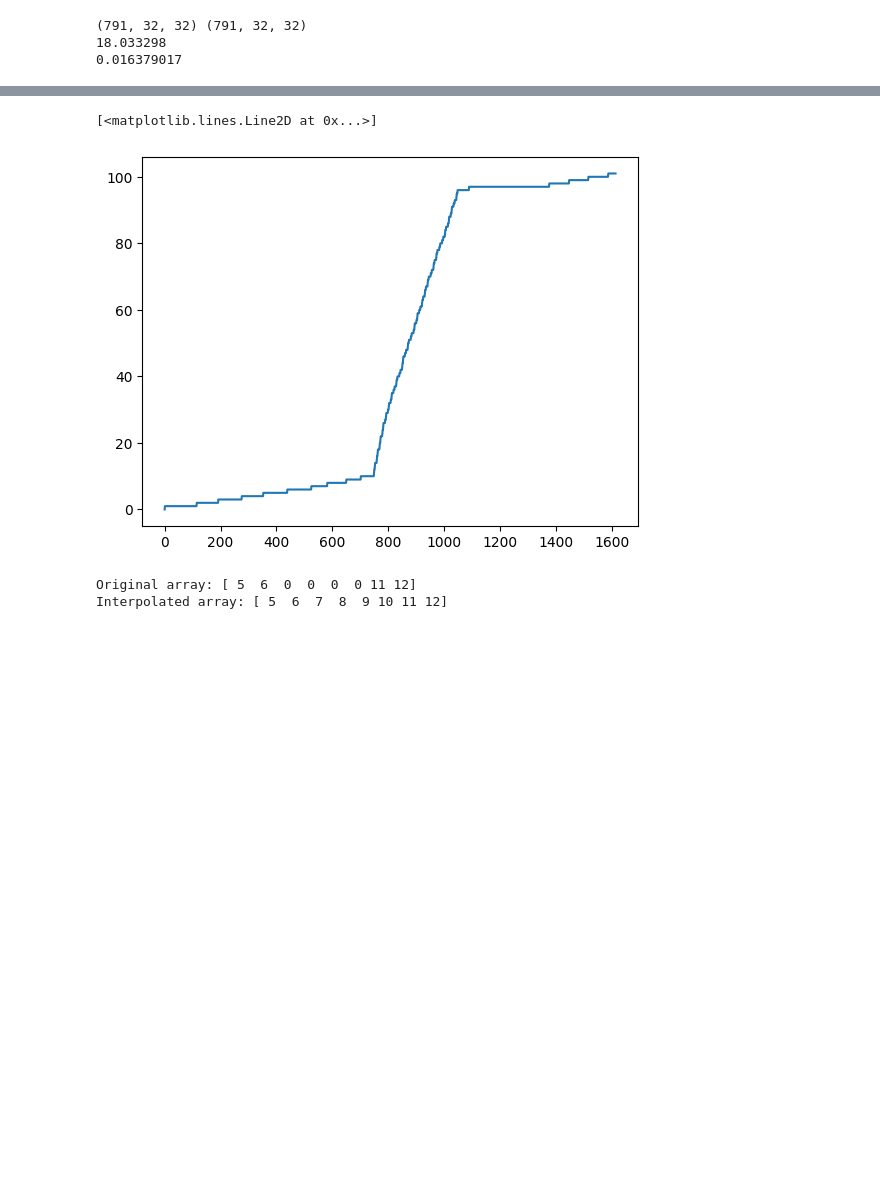
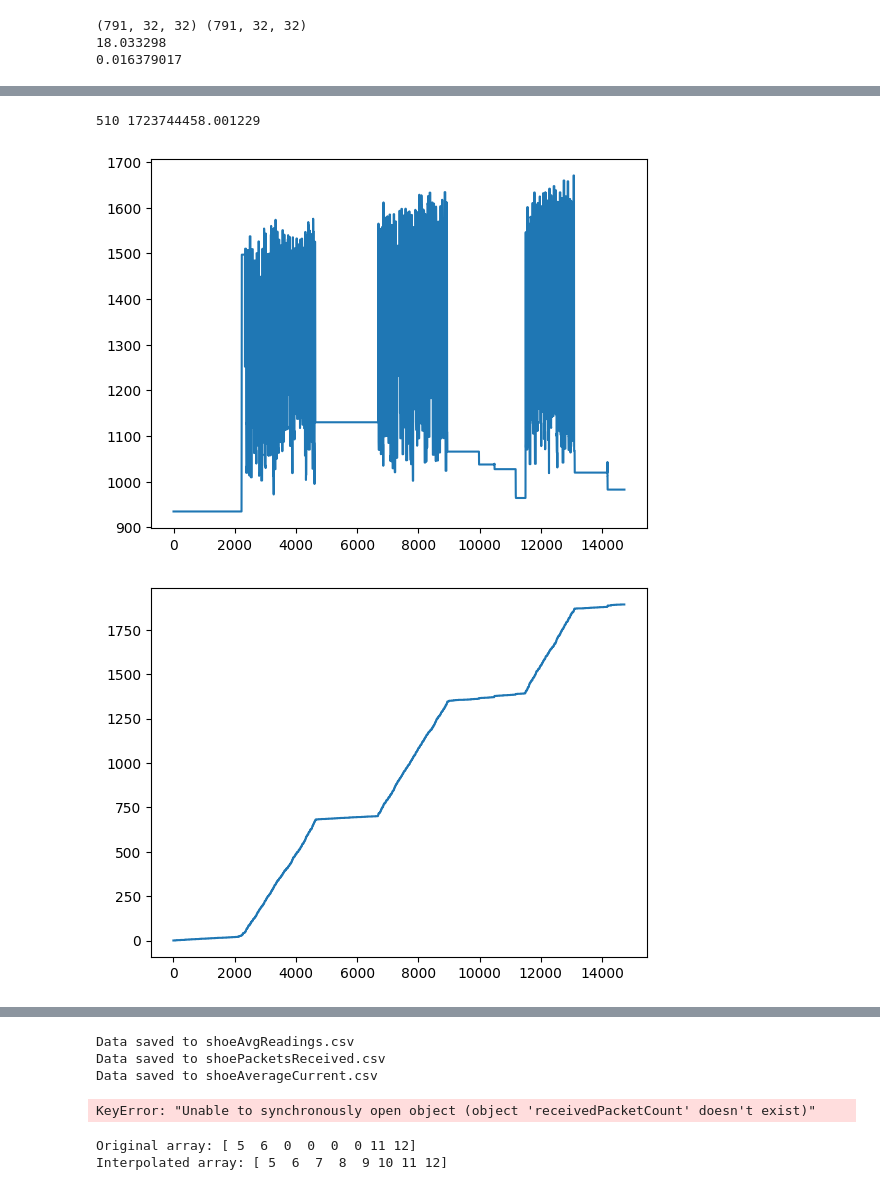
Before and after one commit to WiReSens-Toolkit/WiReSensPy, a Jupyter notebook: analyzeIntermittent.ipynb, the cells around one changed output, grey strips where cells are left out. Saved outputs shown, nothing was run; the diff lists cells and outputs as text; code cells hidden in the pictures; blank space fills up the shorter version.

```diff
--- a/analyzeIntermittent.ipynb
+++ b/analyzeIntermittent.ipynb
@@ -346,0 +343,42 @@ plt.plot(averageCurrent)
+# %%
+def find_closest_index(array, value):
+    index = (np.abs(array - value)).argmin()
+    return index, array[index]
+
+# Get total length of current collection
+# Trim the hdf5 data to the start and end of the current collection
+# Hdf5 data needed: Pressure, Timestamp. PredCount. PacketNumber
+# Received packets = max(packetNumber)-predCount?
+# Get average of current over some window size
+# Align x scales
+shoePressure, shoeFc,shoeTs, shoePacketIds,shoePreds = tactile_reading("intermittentShoe.hdf5")
+
+#take about 5 minutes from the end of the recording
+LasTs = shoeTs[-1]
+
+endIdx, endVal = find_closest_index(shoeTs, LasTs-5)
+startTs = endVal-5*60
+startIdx, startTs = find_closest_index(shoeTs, startTs)
+print(startIdx, startTs)
+avgReadings = [np.mean(shoePressure[i,:,:])for i in range(startIdx, endIdx)]
+currPacketId = np.max(shoePacketIds[startIdx])
+numReceived = 1
+packetsReceived = [1]
+for i in range(startIdx+1, endIdx):
+    maxVal = np.max(shoePacketIds[i])
+    if maxVal > currPacketId:
+        numReceived+=1
+        currPacketId=maxVal
+    packetsReceived.append(numReceived)
+plt.plot(avgReadings)
+plt.figure()
+plt.plot(packetsReceived)
+plt.figure()
+plt.plot(averageCurrent)
+avgReadingTs = np.linspace(0,300,len(avgReadings))
+packetsReceivedTs = np.linspace(0,300,len(packetsReceived))
+averageCurrentTs = np.linspace(0,300,len(averageCurrent))
+# %% [output]
+510 1723744458.001229
+[figure, added]
+[figure, added]
@@ -347,12 +386,35 @@ plt.plot(averageCurrent)
+# %%
+import csv
+
+# Function to save data to a CSV file
+def save_to_csv(filename, timestamps, data, heading):
+    with open(filename, mode="w", newline="") as file:
+        writer = csv.writer(file)
+        writer.writerow(["Timestamp", heading])
+        for i in range(len(data)):
+            writer.writerow([timestamps[i], data[i]])
+    print(f"Data saved to {filename}")
+
+# Save avgReadings to a CSV file
+save_to_csv("shoeAvgReadings.csv", avgReadingTs, avgReadings, "avgReadings")
+
+# Save packetsReceived to a CSV file
+save_to_csv("shoePacketsReceived.csv", packetsReceivedTs, packetsReceived, "packetsReceived")
+
+# Save averageCurrent to a CSV file
+save_to_csv("shoeAverageCurrent.csv", averageCurrentTs, averageCurrent, "averageCurrent")
+# %% [output]
+Data saved to shoeAvgReadings.csv
+Data saved to shoePacketsReceived.csv
+Data saved to shoeAverageCurrent.csv
 # %%
-thisPressure, thisFc, thisTS, thisPacketIds, thisPred, thisPacketCount = tactile_reading_new("blep15d41new.hdf5")
+thisPressure, thisFc, thisTS, thisPacketIds, thisPred, thisPacketCount = tactile_reading_new("intermittentShoe.hdf5")
 
 packetsReceived = [max(thisPacketIds[n])-thisPred[n] for n in range(len(thisPacketIds))]
 
 plt.plot(thisPacketCount)
 # %% [output]
-[<matplotlib.lines.Line2D at 0x...>]
+KeyError: "Unable to synchronously open object (object 'receivedPacketCount' doesn't exist)"
-[figure, removed]
 # %%
 
 def linear_interpolate_below_threshold(arr, threshold):
```
Also changed, not shown: parts of 6 cells of this notebook, 22 other files.
